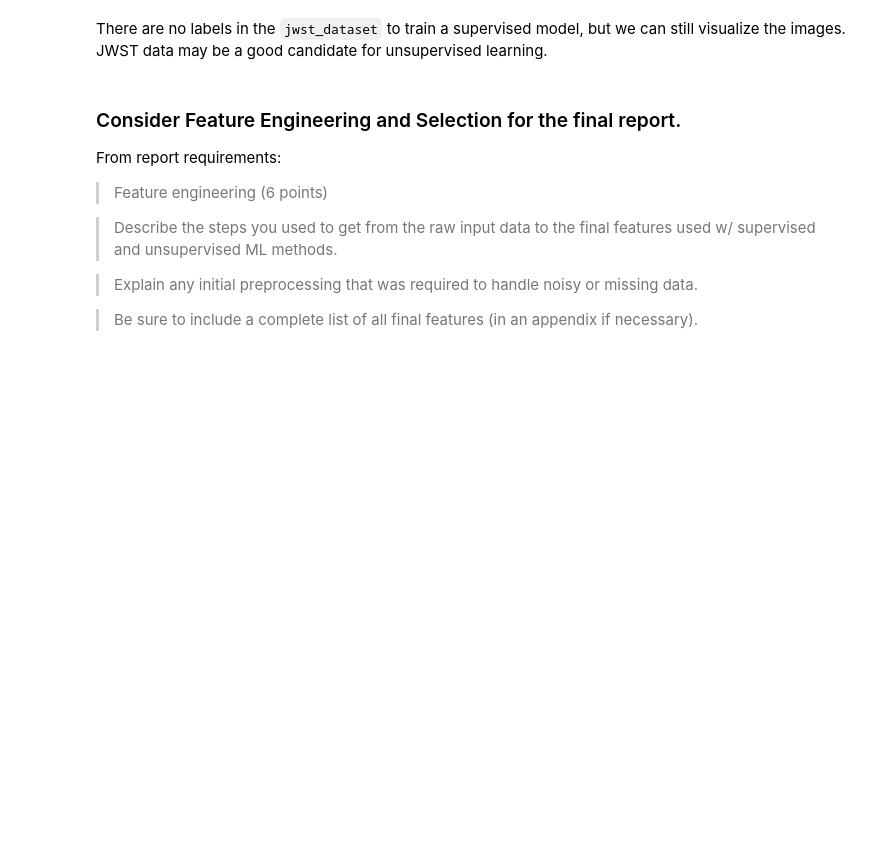
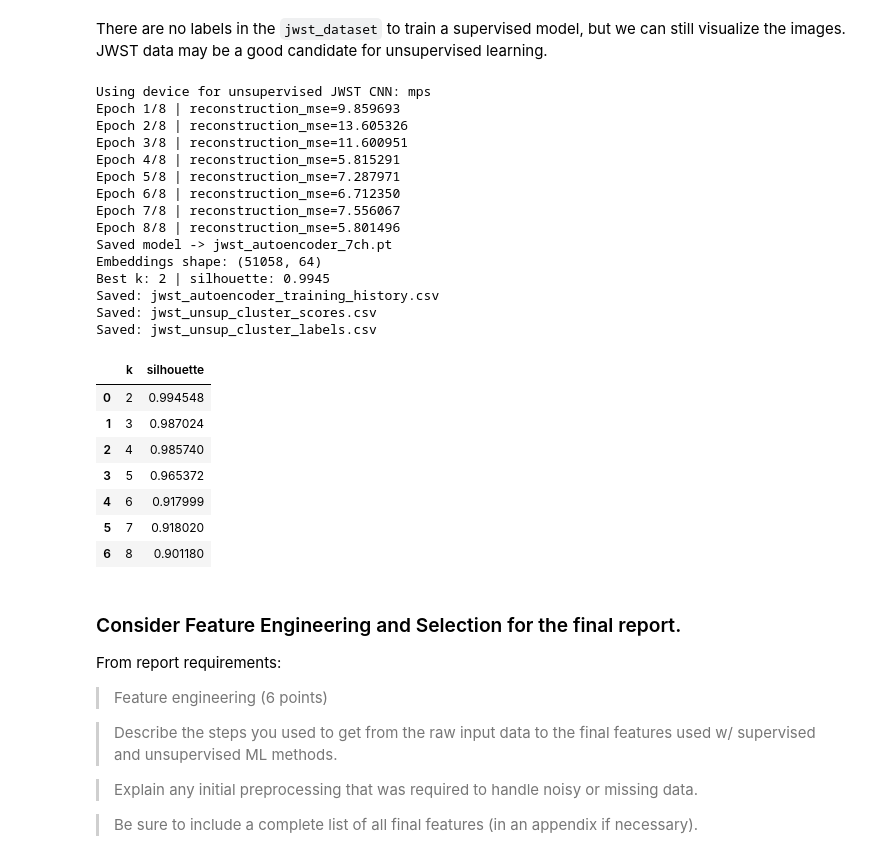
Before and after one commit to MADS-Milestone-2/Galaxy-Classifier, a Jupyter notebook: group-4-second-draft.ipynb, the cells around one changed output. Drawn from its saved outputs; the diff is of its cells as text; code cells hidden in the pictures; blank space fills up the shorter version.

```diff
--- a/group-4-second-draft.ipynb
+++ b/group-4-second-draft.ipynb
@@ -2733,7 +2733,7 @@ else:
 print(f"Using device for unsupervised JWST CNN: {unsup_device}")
 
 # For first pass, keep this modest for runtime.
-jwst_unsup_ds = JWSTUnsupervisedDataset(jwst_dataset, max_samples=12000)
+jwst_unsup_ds = JWSTUnsupervisedDataset(jwst_dataset, max_samples=None)
 jwst_unsup_loader = DataLoader(jwst_unsup_ds, batch_size=64, shuffle=True)
 jwst_embed_loader = DataLoader(jwst_unsup_ds, batch_size=128, shuffle=False)
 
@@ -2746,33 +2746,57 @@ ae_history = train_autoencoder_unsupervised(
     lr=1e-3,
     weight_decay=1e-5,
     max_batches_per_epoch=150,
     save_path="jwst_autoencoder_7ch.pt",
 )
 
 jwst_embeddings = extract_embeddings(
     model=ae7,
     dataloader=jwst_embed_loader,
     device=unsup_device,
 )
 print("Embeddings shape:", jwst_embeddings.shape)
 
 cluster_out = cluster_embeddings(jwst_embeddings, k_values=range(2, 9), random_state=42)
 print("Best k:", cluster_out["best_k"], "| silhouette:", round(cluster_out["best_silhouette"], 4))
 
 cluster_scores = cluster_out["scores"]
 jwst_cluster_labels = cluster_out["labels"]
 
 cluster_scores.to_csv("jwst_unsup_cluster_scores.csv", index=False)
 pd.DataFrame({
     "sample_idx": np.arange(len(jwst_cluster_labels)),
     "cluster": jwst_cluster_labels,
 }).to_csv("jwst_unsup_cluster_labels.csv", index=False)
 ae_history.to_csv("jwst_autoencoder_training_history.csv", index=False)
 
 print("Saved: jwst_autoencoder_training_history.csv")
 print("Saved: jwst_unsup_cluster_scores.csv")
 print("Saved: jwst_unsup_cluster_labels.csv")
 cluster_scores
+# %% [output]
+Using device for unsupervised JWST CNN: mps
+Epoch 1/8 | reconstruction_mse=9.859693
+Epoch 2/8 | reconstruction_mse=13.605326
+Epoch 3/8 | reconstruction_mse=11.600951
+Epoch 4/8 | reconstruction_mse=5.815291
+Epoch 5/8 | reconstruction_mse=7.287971
+Epoch 6/8 | reconstruction_mse=6.712350
+Epoch 7/8 | reconstruction_mse=7.556067
+Epoch 8/8 | reconstruction_mse=5.801496
+Saved model -> jwst_autoencoder_7ch.pt
+Embeddings shape: (51058, 64)
+Best k: 2 | silhouette: 0.9945
+Saved: jwst_autoencoder_training_history.csv
+Saved: jwst_unsup_cluster_scores.csv
+Saved: jwst_unsup_cluster_labels.csv
+|  | k | silhouette |
+| 0 | 2 | 0.994548 |
+| 1 | 3 | 0.987024 |
+| 2 | 4 | 0.985740 |
+| 3 | 5 | 0.965372 |
+| 4 | 6 | 0.917999 |
+| 5 | 7 | 0.918020 |
+| 6 | 8 | 0.901180 |
 # %% [markdown]
 ### Consider Feature Engineering and Selection for the final report.
 From report requirements:
```
